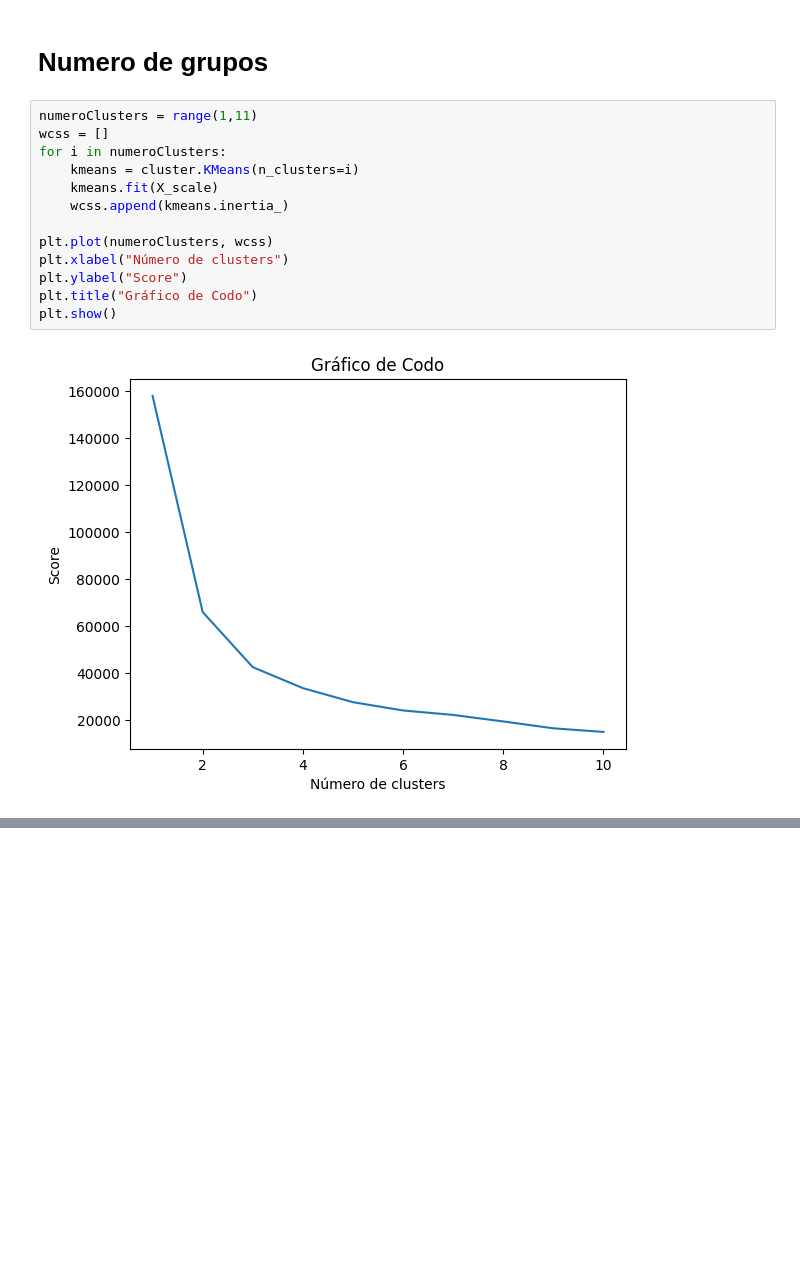
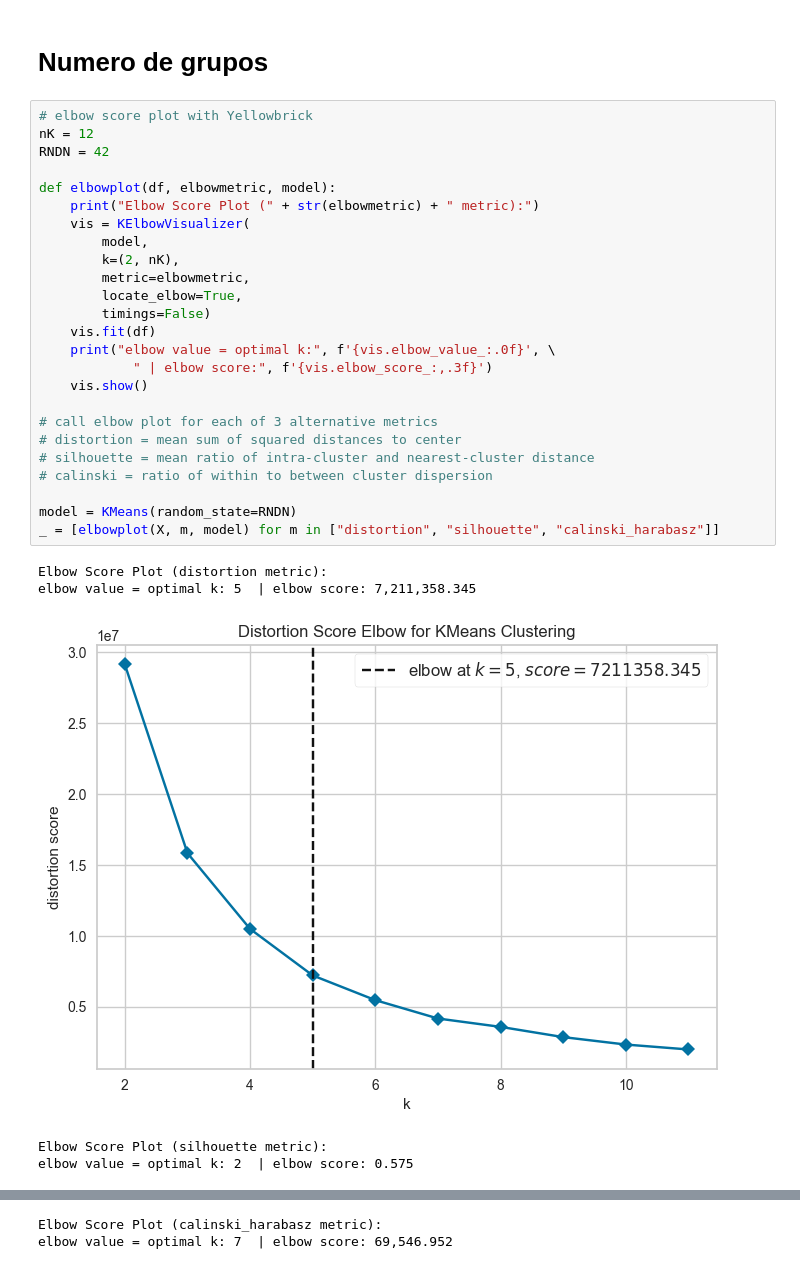
Before and after one commit to FabianJuarez182/Proyecto._Analisis_Exploratorio_MD, a Jupyter notebook: analisis_exploratorio2.ipynb, the cells around one changed output, grey strips where cells are left out. Drawn from its saved outputs; the diff is of its cells as text; blank space fills up the shorter version.

```diff
--- a/analisis_exploratorio2.ipynb
+++ b/analisis_exploratorio2.ipynb
@@ -77,18 +139,34 @@ pyclustertend.vat(X_scale)
 KeyboardInterrupt:
 # %% [markdown]
 # Numero de grupos
-# %%
-numeroClusters = range(1,11)
-wcss = []
-for i in numeroClusters:
-    kmeans = cluster.KMeans(n_clusters=i)
-    kmeans.fit(X_scale)
-    wcss.append(kmeans.inertia_)
-
-plt.plot(numeroClusters, wcss)
-plt.xlabel("Número de clusters")
-plt.ylabel("Score")
-plt.title("Gráfico de Codo")
-plt.show()
-# %% [output]
-[figure, removed]
+# %%
+# elbow score plot with Yellowbrick
+nK = 12
+RNDN = 42
+
+def elbowplot(df, elbowmetric, model):
+    print("Elbow Score Plot (" + str(elbowmetric) + " metric):")
+    vis = KElbowVisualizer(
+        model,
+        k=(2, nK),
+        metric=elbowmetric,
+        locate_elbow=True,
+        timings=False)
+    vis.fit(df)
+    print("elbow value = optimal k:", f'{vis.elbow_value_:.0f}', \
+            " | elbow score:", f'{vis.elbow_score_:,.3f}')
+    vis.show()
+
+# call elbow plot for each of 3 alternative metrics
+# distortion = mean sum of squared distances to center
+# silhouette = mean ratio of intra-cluster and nearest-cluster distance
+# calinski = ratio of within to between cluster dispersion
+
+model = KMeans(random_state=RNDN)
+_ = [elbowplot(X, m, model) for m in ["distortion", "silhouette", "calinski_harabasz"]]
+# %% [output]
+Elbow Score Plot (distortion metric):
+elbow value = optimal k: 5  | elbow score: 7,211,358.345
+[figure, added]
+Elbow Score Plot (silhouette metric):
+elbow value = optimal k: 2  | elbow score: 0.575
@@ -94,0 +174,2 @@ plt.show()
+Elbow Score Plot (calinski_harabasz metric):
+elbow value = optimal k: 7  | elbow score: 69,546.952
```
Also changed, not shown: parts of 12 cells of this notebook.
